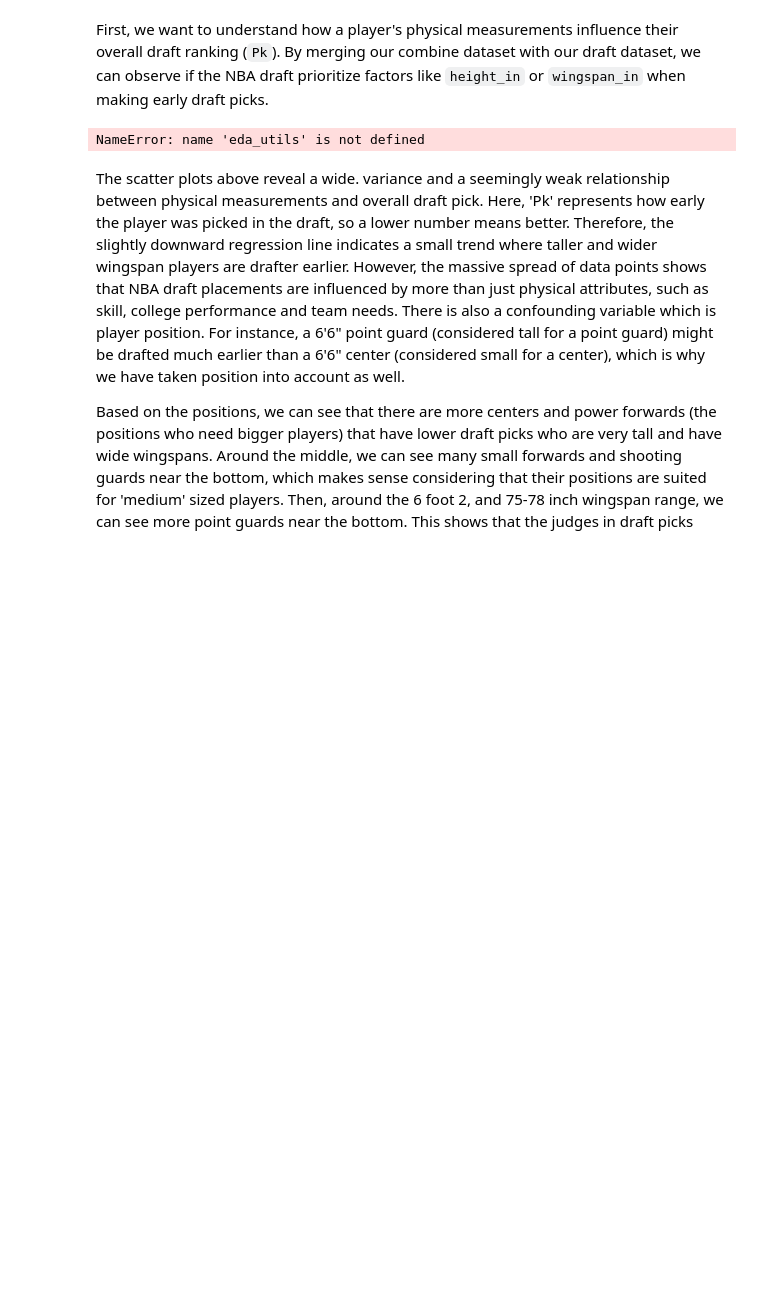
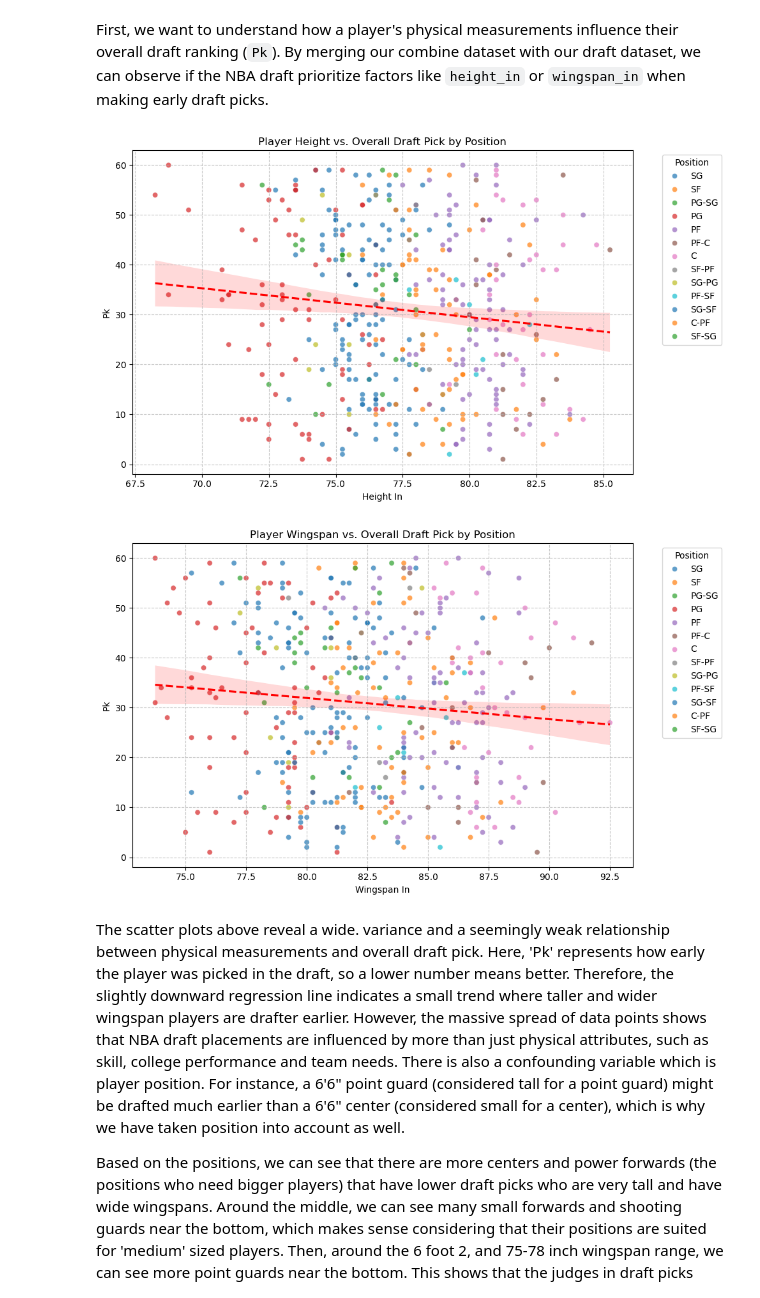
Before and after one commit to COGS108/Group010_WI26, a Jupyter notebook: 02-EDACheckpoint.ipynb, the cells around one changed output. Drawn from its saved outputs; the diff is of its cells as text; code cells hidden in the pictures; blank space fills up the shorter version.

```diff
--- a/02-EDACheckpoint.ipynb
+++ b/02-EDACheckpoint.ipynb
@@ -443,26 +491,29 @@ ModuleNotFoundError: No module named 'eda_utils'
 # %% [markdown]
 First, we want to understand how a player's physical measurements influence their overall draft ranking (`Pk`). By merging our combine dataset with our draft dataset, we can observe if the NBA draft prioritize factors like `height_in` or `wingspan_in` when making early draft picks.
 # %%
+
+draft_combine_merged = pd.merge(draft_df, combine_df, on='Player', how='inner')
 
 # Plot Height vs. Draft Pick, colored by Position
 eda_utils.plot_feature_vs_target(
     df=draft_combine_merged,
     feature_col='height_in',
     target_col='Pk',
     title='Player Height vs. Overall Draft Pick by Position',
     hue_col='Position'
 )
 
 # Plot Wingspan vs. Draft Pick, colored by Position
 eda_utils.plot_feature_vs_target(
     df=draft_combine_merged,
     feature_col='wingspan_in',
     target_col='Pk',
     title='Player Wingspan vs. Overall Draft Pick by Position',
     hue_col='Position'
 )
 # %% [output]
-NameError: name 'eda_utils' is not defined
+[figure, added]
+[figure, added]
 # %% [markdown]
 The scatter plots above reveal a wide. variance and a seemingly weak relationship between physical measurements and overall draft pick. Here, 'Pk' represents how early the player was picked in the draft, so a lower number means better. Therefore, the slightly downward regression line indicates a small trend where taller and wider wingspan players are drafter earlier. However, the massive spread of data points shows that NBA draft placements are influenced by more than just physical attributes, such as skill, college performance and team needs. There is also a confounding variable which is player position. For instance, a 6'6" point guard (considered tall for a point guard) might be drafted much earlier than a 6'6" center (considered small for a center), which is why we have taken position into account as well.
 
```
Also changed, not shown: parts of 15 cells of this notebook.
